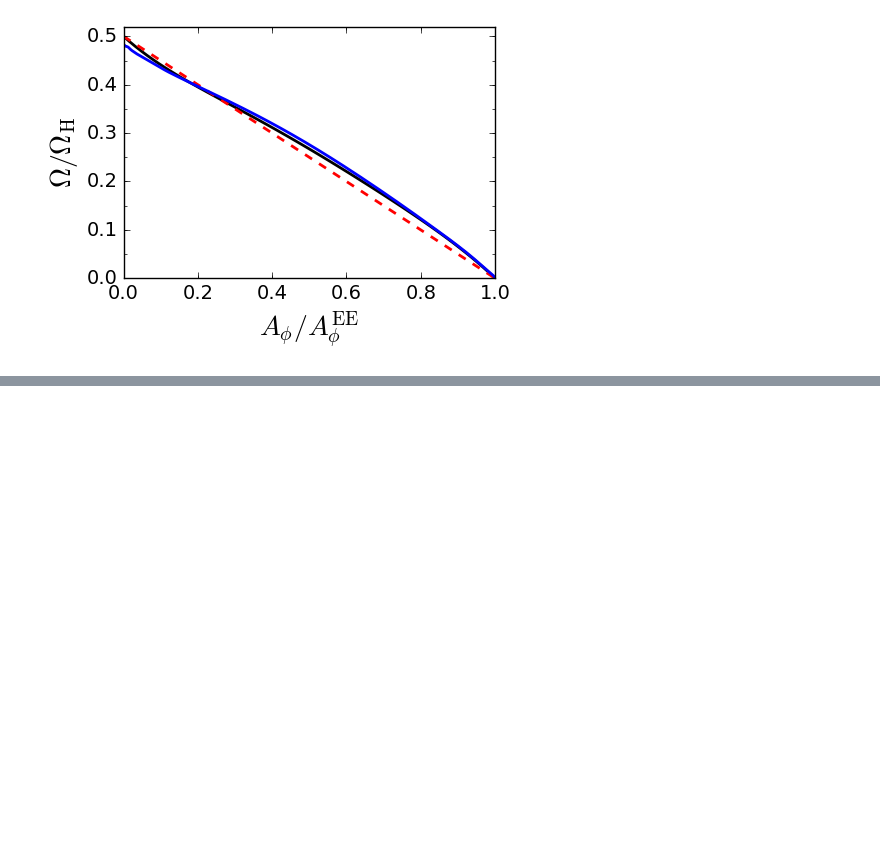
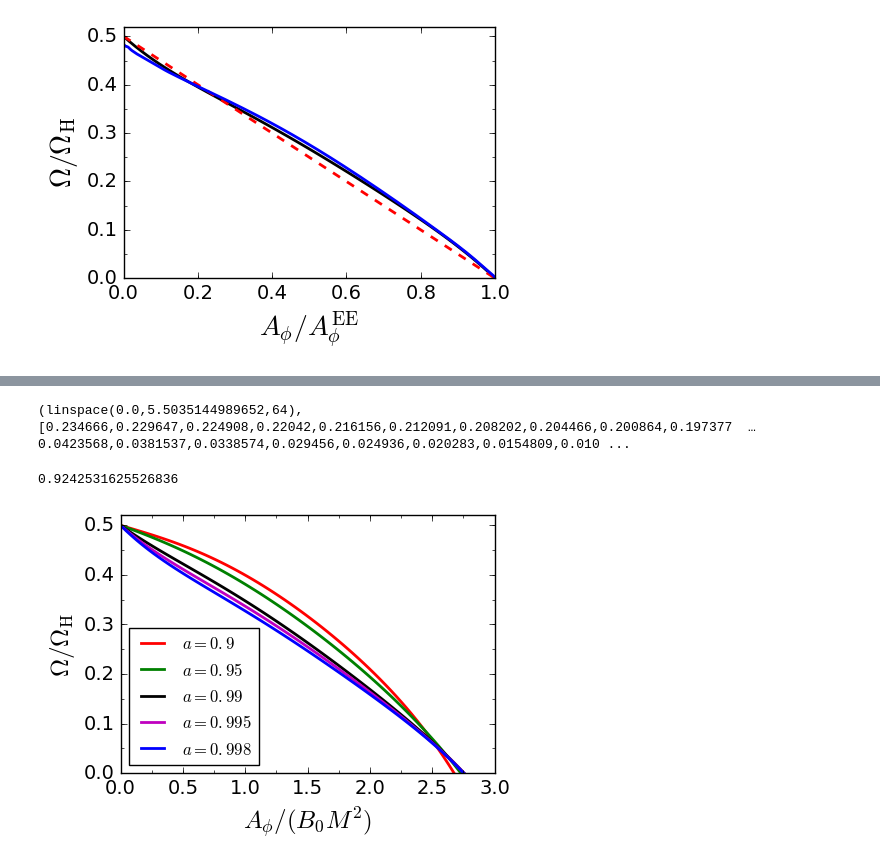
Before and after one commit to zhenpan/Uniform_Sol, a Jupyter notebook: plot.ipynb, the cells around one changed output, grey strips where cells are left out. Drawn from its saved outputs; the diff is of its cells as text; code cells hidden in the pictures; blank space fills up the shorter version.

```diff
--- a/plot.ipynb
+++ b/plot.ipynb
@@ -127 +130,55 @@ Rμ2xy(crd, U, ils, Umax =10.0)
+# %%
+Ω_sim_090 = readdlm("/home/zhenpan/Astroph/Uniform_Sol/psi_omegaf_a_0.900.out")
+Ω_sim_099 = readdlm("/home/zhenpan/Astroph/Uniform_Sol/psi_omegaf_a_0.990.out")
+Ω_sim_0998 = readdlm("/home/zhenpan/Astroph/Uniform_Sol/psi_omegaf_a_0.998.out")
+
+@load "/home/zhenpan/Astroph/Uniform_Sol/scripts/a0.9.jld"
+Ubm_090, Ωbm_090, Lum_090, ΩH_090 = data_pre(U_H, Ω_I, crd)
+
+@load "/home/zhenpan/Astroph/Uniform_Sol/scripts/a0.95.jld"
+Ubm_095, Ωbm_095, Lum_095, ΩH_095 = data_pre(U_H, Ω_I, crd)
+
+@load "/home/zhenpan/Astroph/Uniform_Sol/scripts/a0.99.jld"
+Ubm_099, Ωbm_099, Lum_099, ΩH_099 = data_pre(U_H, Ω_I, crd)
+
+@load "/home/zhenpan/Astroph/Uniform_Sol/scripts/a995.jld"
+Ubm_0995, Ωbm_0995, Lum_0995, ΩH_0995 = data_pre(U_H, Ω_I, crd)
+
+@load "/home/zhenpan/Astroph/Uniform_Sol/scripts/a998.jld"
+Ubm_0998, Ωbm_0998, Lum_0998, ΩH_0998 = data_pre(U_H, Ω_I, crd)
+# %% [output]
+(linspace(0.0,5.5035144989652,64),[0.234666,0.229647,0.224908,0.22042,0.216156,0.212091,0.208202,0.204466,0.200864,0.197377  …  0.0423568,0.0381537,0.0338574,0.029456,0.024936,0.020283,0.0154809,0.010 ...
+# %%
+Lum_099
+# %% [output]
+0.9242531625526836
+# %%
+fig = figure(figsize=(5, 3.6))
+
+B0 = 2
+plot(Ubm_090/B0, Ωbm_090/ΩH_090, label =L"$a = 0.9$", lw=2, "r")
+plot(Ubm_095/B0, Ωbm_095/ΩH_095, label =L"$a = 0.95$", lw=2, "g" )
+plot(Ubm_099/B0, Ωbm_099/ΩH_099, label =L"$a = 0.99$", lw=2, "k" )
+plot(Ubm_0995/B0, Ωbm_0995/ΩH_0995, label =L"$a = 0.995$", lw=2, "m")
+plot(Ubm_0998/B0, Ωbm_0998/ΩH_0998, label =L"$a = 0.998$", lw=2, "b")
+
+legend(loc ="best", fontsize = 12)
+
+ylim(0., 0.52)
+xlabel(L"$A_\phi/(B_0M^2)$", fontsize = 18)
+ylabel(L"$\Omega/ \Omega_{\rm H}$", fontsize = 18)
+tick_params(axis="both", which="major", length =4, labelsize=14)
+ax = gca()
+Mx = matplotlib[:ticker][:MultipleLocator](0.5)
+mx = matplotlib[:ticker][:MultipleLocator](0.25)
+My = matplotlib[:ticker][:MultipleLocator](0.1) # Define interval of major ticks
+my = matplotlib[:ticker][:MultipleLocator](0.05)
+ax[:xaxis][:set_major_locator](Mx)
+ax[:xaxis][:set_minor_locator](mx)
+ax[:yaxis][:set_major_locator](My)
+ax[:yaxis][:set_minor_locator](my)
+tight_layout()
+savefig("f2a.pdf")
+# %% [output]
+[figure, added]
 # %%
```
Also changed, not shown: parts of 18 cells of this notebook, 22 other files.
